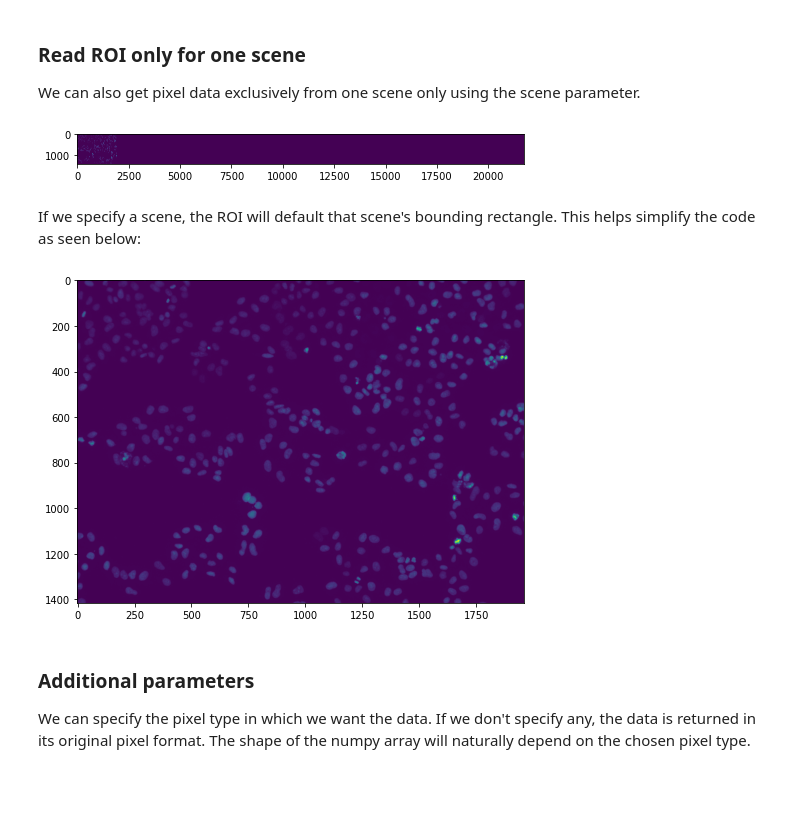
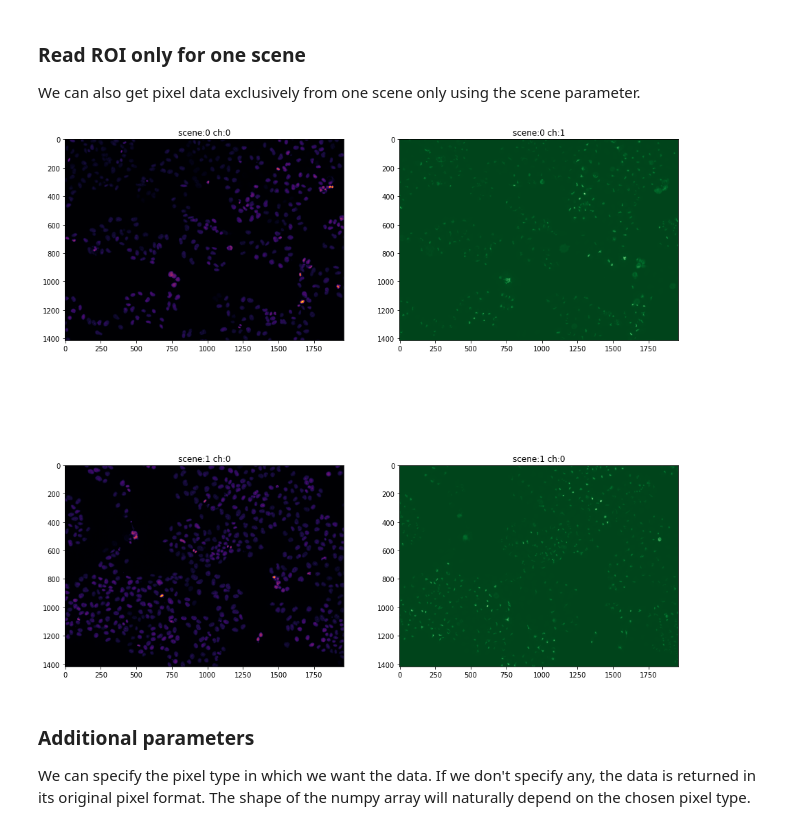
Before and after one commit to sebi06/czitools, a Jupyter notebook: examples/pylibCZIrw_docu/[Doc] High level API.ipynb, the cells around one changed output. Saved outputs shown, nothing was run; the diff lists cells and outputs as text; code cells hidden in the pictures; blank space fills up the shorter version.

```diff
--- a/examples/pylibCZIrw_docu/[Doc] High level API.ipynb
+++ b/examples/pylibCZIrw_docu/[Doc] High level API.ipynb
@@ -140,18 +162,27 @@ We have many options when reading pixel data which is returned as a numpy array.
 Now let's read some full planes.
 # %%
 with pyczi.open_czi(czifile_5dstack) as czi_doc:
+
+    # define some plane coordinates
     plane_1 = {'C': 0, 'Z': 2, 'T': 1}
     plane_2 = {'C': 1, 'Z': 3, 'T': 2}
 
-    frame_0 = czi_doc.read() # equivalent to reading {'C': 0, 'Z': 0, 'T': 0}
+    # equivalent to reading {'C': 0, 'Z': 0, 'T': 0}
+    frame_0 = czi_doc.read()
+
+    # get the shape of the 2d plane - the last dime indicates the pixel type
+    # 3 = BGR and 1 = Gray
+    print("Array Shape: ", frame_0.shape)
+
+    # get specific planes
     frame_1 = czi_doc.read(plane=plane_1)
     frame_2 = czi_doc.read(plane=plane_2)
 
     fig, ax = plt.subplots(1, 3, figsize=(15, 5))
-    ax[0].imshow(frame_0)
+    ax[0].imshow(frame_0, cmap=cm.inferno)
     ax[0].set_title("Frame_0")
-    ax[1].imshow(frame_1)
+    ax[1].imshow(frame_1, cmap=cm.inferno)
     ax[1].set_title("Frame_1")
-    ax[2].imshow(frame_2)
+    ax[2].imshow(frame_2, cmap=cm.Greens_r)
     ax[2].set_title("Frame_2")
 # %% [output]
@@ -161,15 +193,15 @@ with pyczi.open_czi(czifile_5dstack) as czi_doc:
 We can also read an ROI within the plane.
 This is particularly useful when dealing with large images whose planes would not fit into memory.
 # %%
-my_roi = (200, 400, 600, 300)
+my_roi = (200, 400, 800, 600)
 
 with pyczi.open_czi(czifile_scenes) as czi_doc:
     ch0 = czi_doc.read(roi=my_roi, plane={'C': 0})
     ch1 = czi_doc.read(roi=my_roi, plane={'C': 1})
 
     fig, ax = plt.subplots(1, 2, figsize=(10, 5))
-    ax[0].imshow(frame_ch0)
+    ax[0].imshow(ch0, cmap=cm.inferno)
     ax[0].set_title("ch0")
-    ax[1].imshow(frame_ch1)
+    ax[1].imshow(ch1, cmap=cm.Greens_r)
     ax[1].set_title("ch1")
 # %% [output]
@@ -179,20 +211,24 @@ with pyczi.open_czi(czifile_scenes) as czi_doc:
 We can also get pixel data exclusively from one scene only using the scene parameter.
 # %%
 with pyczi.open_czi(czifile_scenes) as czi_doc:
-    frame = czi_doc.read(roi=total_bounding_rectangle, scene=0)
-    fig, ax = plt.subplots(figsize=(8, 8))
-    ax.imshow(frame)
+
+    # read a 2D image from a specific channel and scene
+    c0_s0 = czi_doc.read(plane={'C': 0}, scene=0)
+    c1_s0 = czi_doc.read(plane={'C': 1}, scene=0)
+    c0_s1 = czi_doc.read(plane={'C': 0}, scene=1)
+    c1_s1 = czi_doc.read(plane={'C': 1}, scene=1)
+
+    fig, ax = plt.subplots(2, 2, figsize=(16, 16))
+    ax[0, 0].imshow(c0_s0, cmap=cm.inferno)
+    ax[0, 0].set_title("scene:0 ch:0")
+    ax[0, 1].imshow(c1_s0, cmap=cm.Greens_r)
+    ax[0, 1].set_title("scene:0 ch:1")
+    ax[1, 0].imshow(c0_s1, cmap=cm.inferno)
+    ax[1, 0].set_title("scene:1 ch:0")
+    ax[1, 1].imshow(c1_s1, cmap=cm.Greens_r)
+    ax[1, 1].set_title("scene:1 ch:0")
 # %% [output]
-[figure, old version]
+[figure, new version]
-# %% [markdown]
-If we specify a scene, the ROI will default that scene's bounding rectangle. This helps simplify the code as seen below:
-# %%
-with pyczi.open_czi(czifile_scenes) as czi_doc:
-    frame_s0 = czi_doc.read(scene=0)
-    fig, ax = plt.subplots(figsize=(8, 8))
-    ax.imshow(frame_s0)
-# %% [output]
-[figure, removed]
 # %% [markdown]
 ### Additional parameters
 
```
Also changed, not shown: parts of 20 cells of this notebook.
